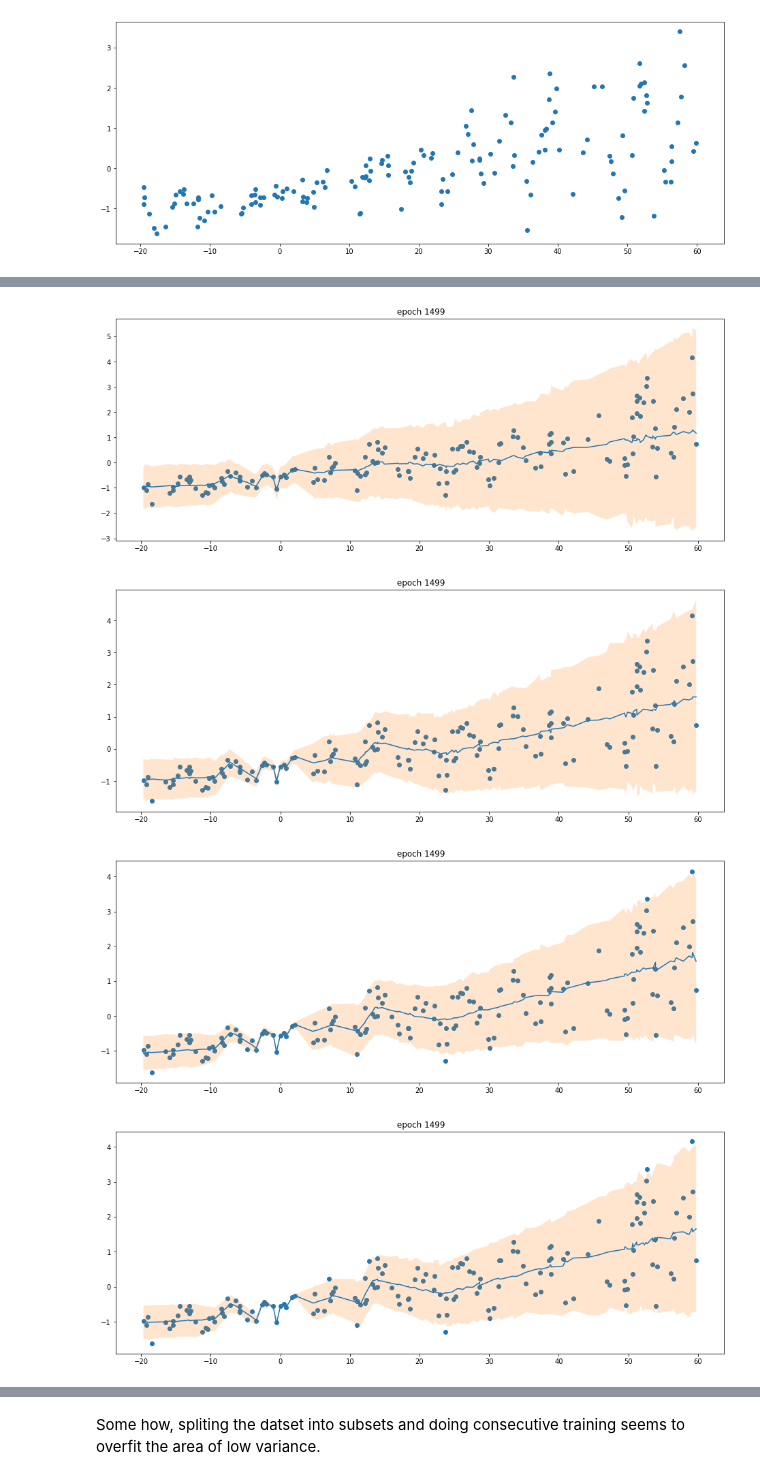
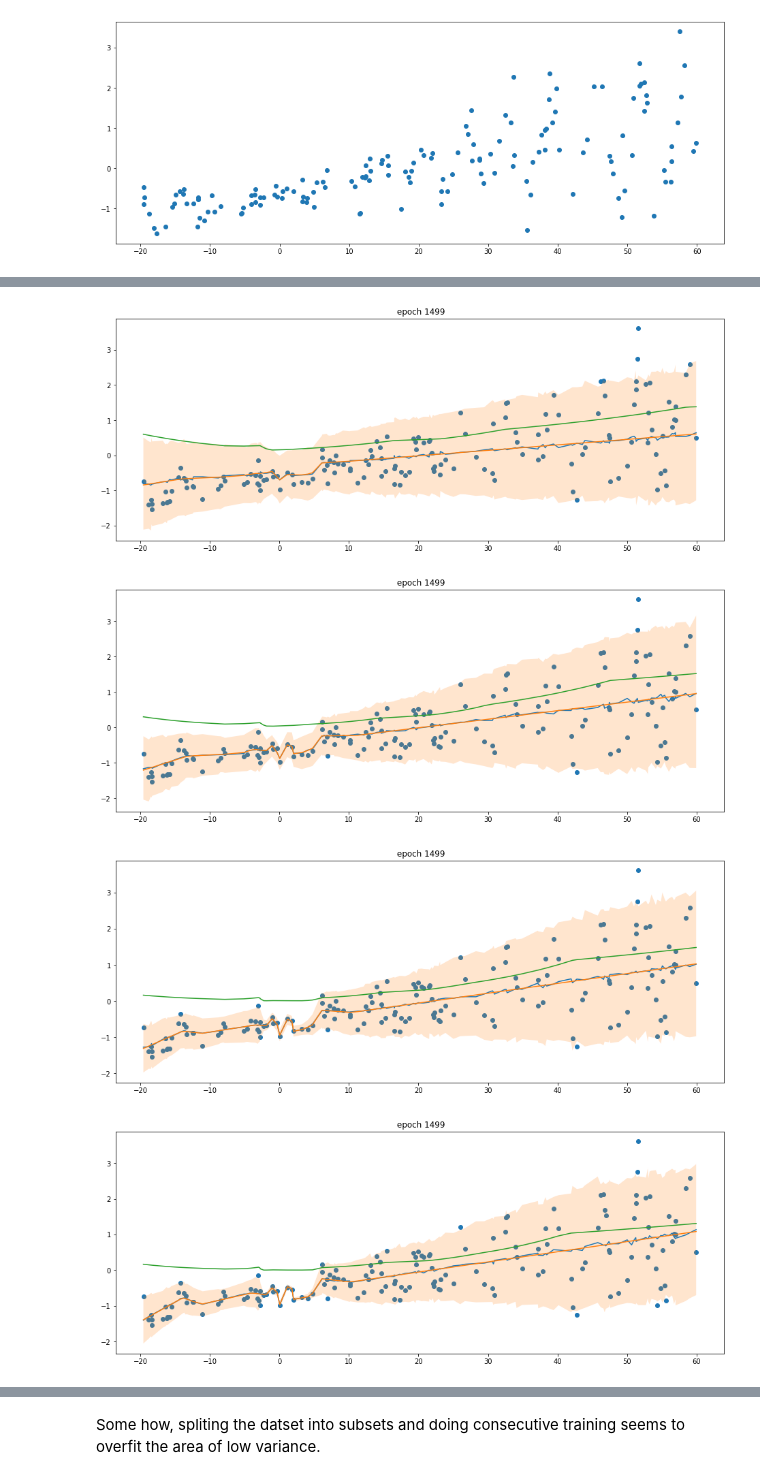
Before and after one commit to rstager/ARoboCar, a Jupyter notebook: VariationalInference.ipynb, the cells around one changed output, grey strips where cells are left out. Saved outputs shown, nothing was run; the diff lists cells and outputs as text; code cells hidden in the pictures.

Commit message:
plot model q_mu,q_var

```diff
--- a/VariationalInference.ipynb
+++ b/VariationalInference.ipynb
@@ -23,6 +23,13 @@ def plotdist(m,X,Y):# draw samples from Q(theta)
 
         plt.plot(X, mu)
         plt.fill_between(X.flatten(), q1, q2, alpha=0.2)
+
+        with torch.no_grad():
+          q_mu = m.q_mu(X)
+          q_var = torch.exp(m.q_log_var(X))
+
+        plt.plot(X,q_mu)
+        plt.plot(X,q_var)
 # %%
 import numpy as np
 import torch
@@ -85,7 +92,7 @@ class VI(nn.Module):
         log_var = self.q_log_var(x)
         return self.reparameterize(mu, log_var), mu, log_var
 # %%
-def ll_gaussian(mu, log_var, y):
+def ll_gaussian(y, mu, log_var):
     sigma = torch.exp(0.5 * log_var)
     return -0.5 * torch.log(2 * np.pi * sigma**2) - (1 / (2 * sigma**2))* (y-mu)**2
 # %%
@@ -107,17 +114,20 @@ def det_loss(y_pred, y, mu, log_var,prior_mu,prior_var):
 # %%
 def train(m,x,y,epochs=1500,plot_every=None,plot_end=True,title="",
-          prior=(torch.tensor(0), torch.tensor(0))):
+          prior=None):
   X = torch.tensor(x, dtype=torch.float)
   Y = torch.tensor(y, dtype=torch.float)
   optim = torch.optim.Adam(m.parameters(), lr=0.005)
-  model_prior=copy.deepcopy(m)
+
+  if prior is True:
+    prior_model=copy.deepcopy(m)
+  else:# use a fixed prior
+    prior_mu, prior_var = torch.tensor(0), torch.log(torch.tensor(1.))
+
   for epoch in range(epochs):
       optim.zero_grad()
       y_pred, mu, log_var = m(X)
       if prior is True:
-        _, prior_mu, prior_var = model_prior(X)
-      else:
-         prior_mu, prior_var = prior
+        _,prior_mu, prior_var = prior_model(X)
       loss = det_loss(y_pred, Y, mu, log_var, prior_mu, prior_var)
       loss.backward()
       optim.step()
@@ -149,17 +161,17 @@ train(m,x,y)
 # %%
 #try consecutive trainings on a split dataset
 ndatasets=5
 npoints=750
 
 m = VI()
 pointsPerDataset=int(npoints/ndatasets)
 y,x = load_dataset(n=npoints,n_tst=npoints) #get the full dataset
 idxs=np.random.permutation(npoints) # determine random selection from the dataset
 for dataset in range(ndatasets):
   pts=np.sort(idxs[:dataset+1*pointsPerDataset]) # get first sorted subset of points
-  train(m,x[pts],y[pts],prior=True)
+  train(m,x[pts],y[pts],prior=(dataset!=0))
 # %% [output]
-[figure, old version]
+[figure, new version]
-[figure, old version]
+[figure, new version]
-[figure, old version]
+[figure, new version]
-[figure, old version]
+[figure, new version]
```
Also changed, not shown: parts of 7 cells of this notebook.
